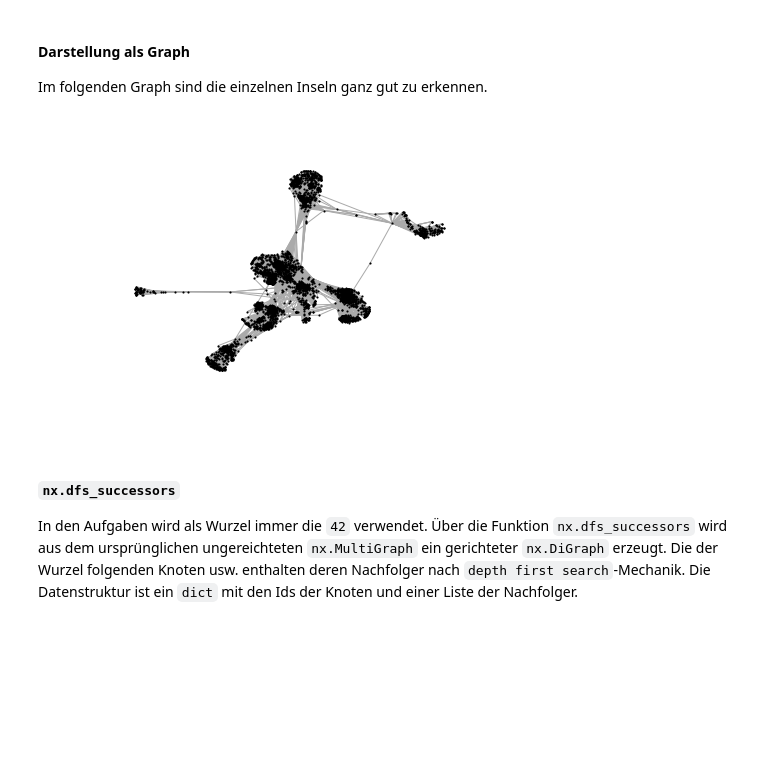
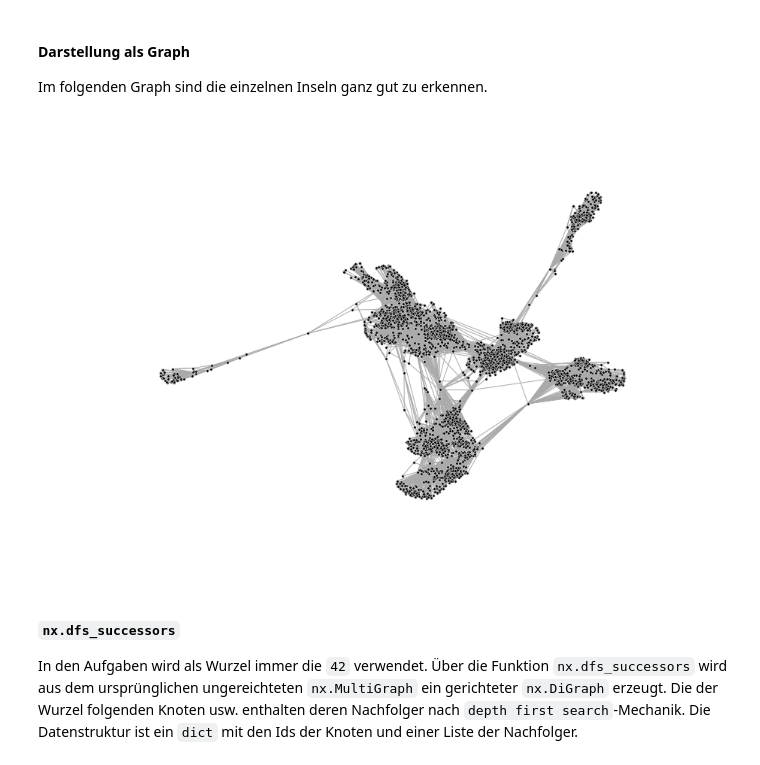
Before and after one commit to captain-proton/aise, a Jupyter notebook: documentation/source/nia/jupyter_nb/exercise_7.ipynb, the cells around one changed output. Saved outputs shown, nothing was run; the diff lists cells and outputs as text; code cells hidden in the pictures; blank space fills up the shorter version.

```diff
--- a/documentation/source/nia/jupyter_nb/exercise_7.ipynb
+++ b/documentation/source/nia/jupyter_nb/exercise_7.ipynb
@@ -3,6 +3,8 @@
 # %%
+import matplotlib
 import matplotlib.pylab as pl
 import matplotlib.pyplot as plt
+import numpy as np
 import scipy.io
 import networkx as nx
 
@@ -12,6 +14,11 @@ def print_divider(separator='-', length=80):
     print()
 
 def print_heading(msg='', separator='-'):
+    print(' ')
     print(msg)
     print_divider(separator=separator, length=len(msg))
+
+
+plt.style.use('ggplot')
+matplotlib.rcParams['figure.figsize'] = [12., 8.]
 # %% [markdown]
@@ -73,7 +82,7 @@ graph = nx.from_scipy_sparse_matrix(sparse_matrix, create_using=nx.MultiGraph())
 
 Im folgenden Graph sind die einzelnen Inseln ganz gut zu erkennen.
 # %%
-nx.draw(graph, node_shape='.', node_size=5, node_color='#000000', edge_color='#aaaaaa')
+nx.draw(graph, node_shape='o', node_size=12, node_color='#000000', edge_color='#aaaaaa')
 plt.show()
 # %% [output]
-[figure, old version]
+[figure, new version]
```
Also changed, not shown: parts of 59 cells of this notebook.
